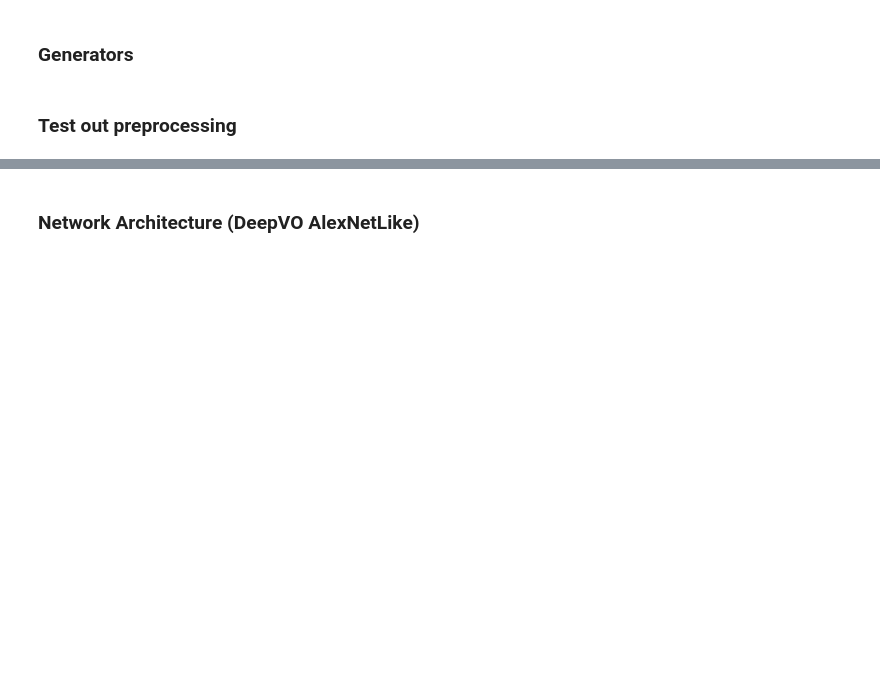
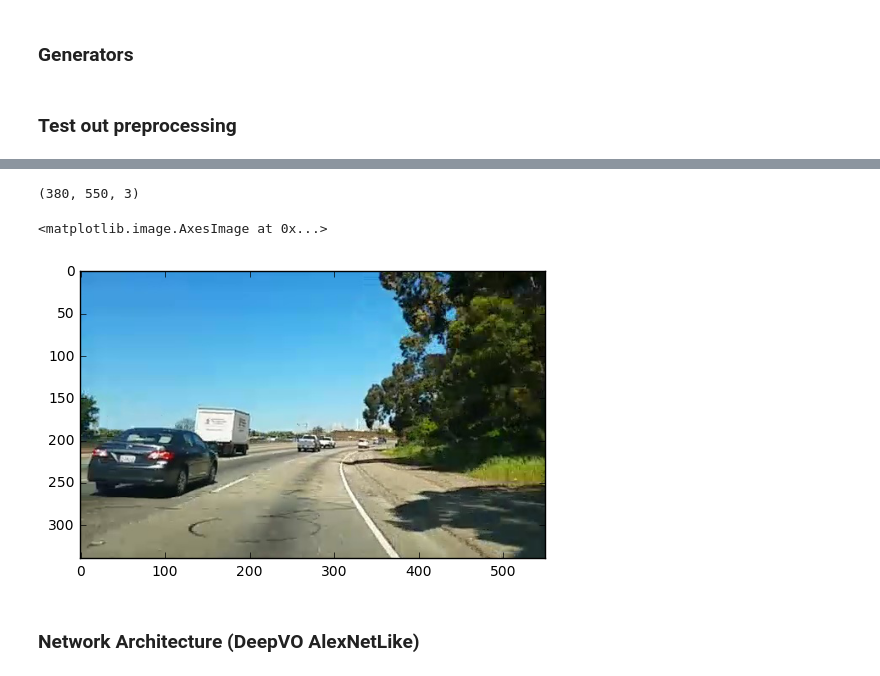
Before and after one commit to JonathanCMitchell/speedChallenge, a Jupyter notebook: DeepVO.ipynb, the cells around one changed output, grey strips where cells are left out. Cells and saved outputs as stored; diff of their text form; code cells hidden in the pictures; blank space fills up the shorter version.

```diff
--- a/DeepVO.ipynb
+++ b/DeepVO.ipynb
@@ -167,4 +179,8 @@ plt.imshow(rand_img)
 # %%
-rand_img2 = rand_img[100:, :-90]
+image_cropped = rand_img[100:440, :-90]
 print(rand_img2.shape)
-plt.imshow(rand_img2)
+plt.imshow(image_cropped)
+# %% [output]
+(380, 550, 3)
+<matplotlib.image.AxesImage at 0x...>
+[figure, added]
```
Also changed, not shown: parts of 8 cells of this notebook, 1 other file.
